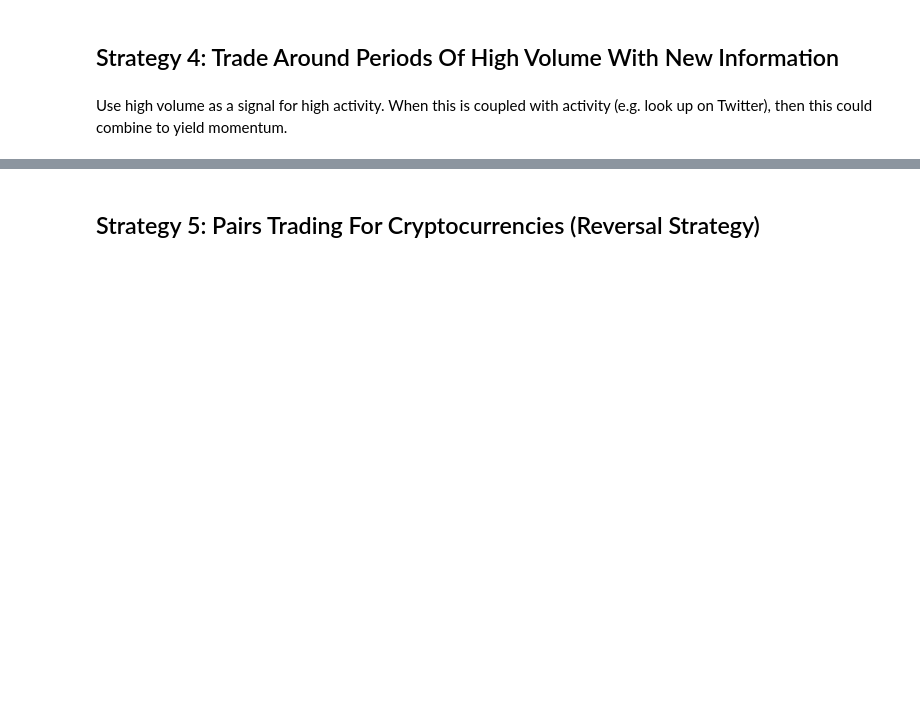
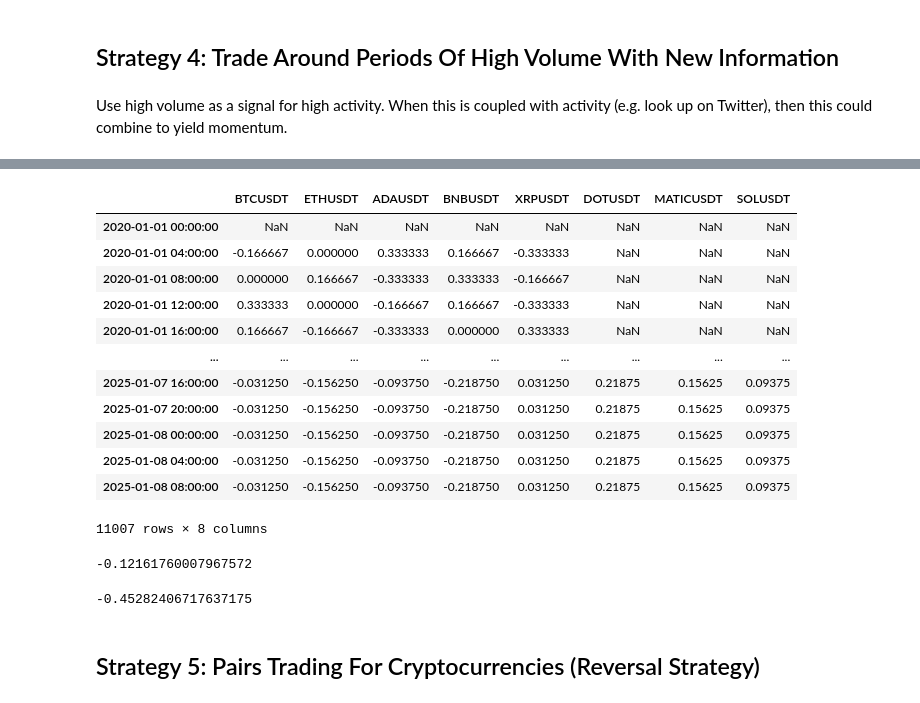
Before and after one commit to wbchristerson/jn-learning, a Jupyter notebook: cryptocurrency_stat_arb.ipynb, the cells around one changed output, grey strips where cells are left out. Cells and saved outputs as stored; diff of their text form; code cells hidden in the pictures; blank space fills up the shorter version.

```diff
--- a/cryptocurrency_stat_arb.ipynb
+++ b/cryptocurrency_stat_arb.ipynb
@@ -809,0 +868,18 @@ Use high volume as a signal for high activity. When this is coupled with activit
+# %%
+demeaned_volume_change = volume_change.rank(axis=1).subtract(volume_change.rank(axis=1).mean(axis=1), axis=0)
+volume_holdings = demeaned_volume_change.divide(demeaned_volume_change.abs().sum(axis=1), axis=0)
+volume_holdings
+# %% [output]
+|  | BTCUSDT | ETHUSDT | ADAUSDT | BNBUSDT | XRPUSDT | DOTUSDT | MATICUSDT | SOLUSDT |
+| 2020-01-01 00:00:00 | NaN | NaN | NaN | NaN | NaN | NaN | NaN | NaN |
+| 2020-01-01 04:00:00 | -0.166667 | 0.000000 | 0.333333 | 0.166667 | -0.333333 | NaN | NaN | NaN |
+| 2020-01-01 08:00:00 | 0.000000 | 0.166667 | -0.333333 | 0.333333 | -0.166667 | NaN | NaN | NaN |
+| 2020-01-01 12:00:00 | 0.333333 | 0.000000 | -0.166667 | 0.166667 | -0.333333 | NaN | NaN | NaN |
+| 2020-01-01 16:00:00 | 0.166667 | -0.166667 | -0.333333 | 0.000000 | 0.333333 | NaN | NaN | NaN |
+| ... | ... | ... | ... | ... | ... | ... | ... | ... |
+| 2025-01-07 16:00:00 | -0.031250 | -0.156250 | -0.093750 | -0.218750 | 0.031250 | 0.21875 | 0.15625 | 0.09375 |
+| 2025-01-07 20:00:00 | -0.031250 | -0.156250 | -0.093750 | -0.218750 | 0.031250 | 0.21875 | 0.15625 | 0.09375 |
+| 2025-01-08 00:00:00 | -0.031250 | -0.156250 | -0.093750 | -0.218750 | 0.031250 | 0.21875 | 0.15625 | 0.09375 |
+| 2025-01-08 04:00:00 | -0.031250 | -0.156250 | -0.093750 | -0.218750 | 0.031250 | 0.21875 | 0.15625 | 0.09375 |
+| 2025-01-08 08:00:00 | -0.031250 | -0.156250 | -0.093750 | -0.218750 | 0.031250 | 0.21875 | 0.15625 | 0.09375 |
+11007 rows × 8 columns
@@ -810,3 +888,11 @@ Use high volume as a signal for high activity. When this is coupled with activit
+# %%
+volume_gross_returns.mean() * 365 * 6
+# %% [output]
+-0.12161760007967572
+# %%
+get_net_return(volume_holdings.shift(), ret).mean() * 365 * 6
+# %% [output]
+-0.45282406717637175
 # %% [markdown]
 ## Strategy 5: Pairs Trading For Cryptocurrencies (Reversal Strategy)
 # %% [markdown]
```
Also changed, not shown: parts of 39 cells of this notebook.
